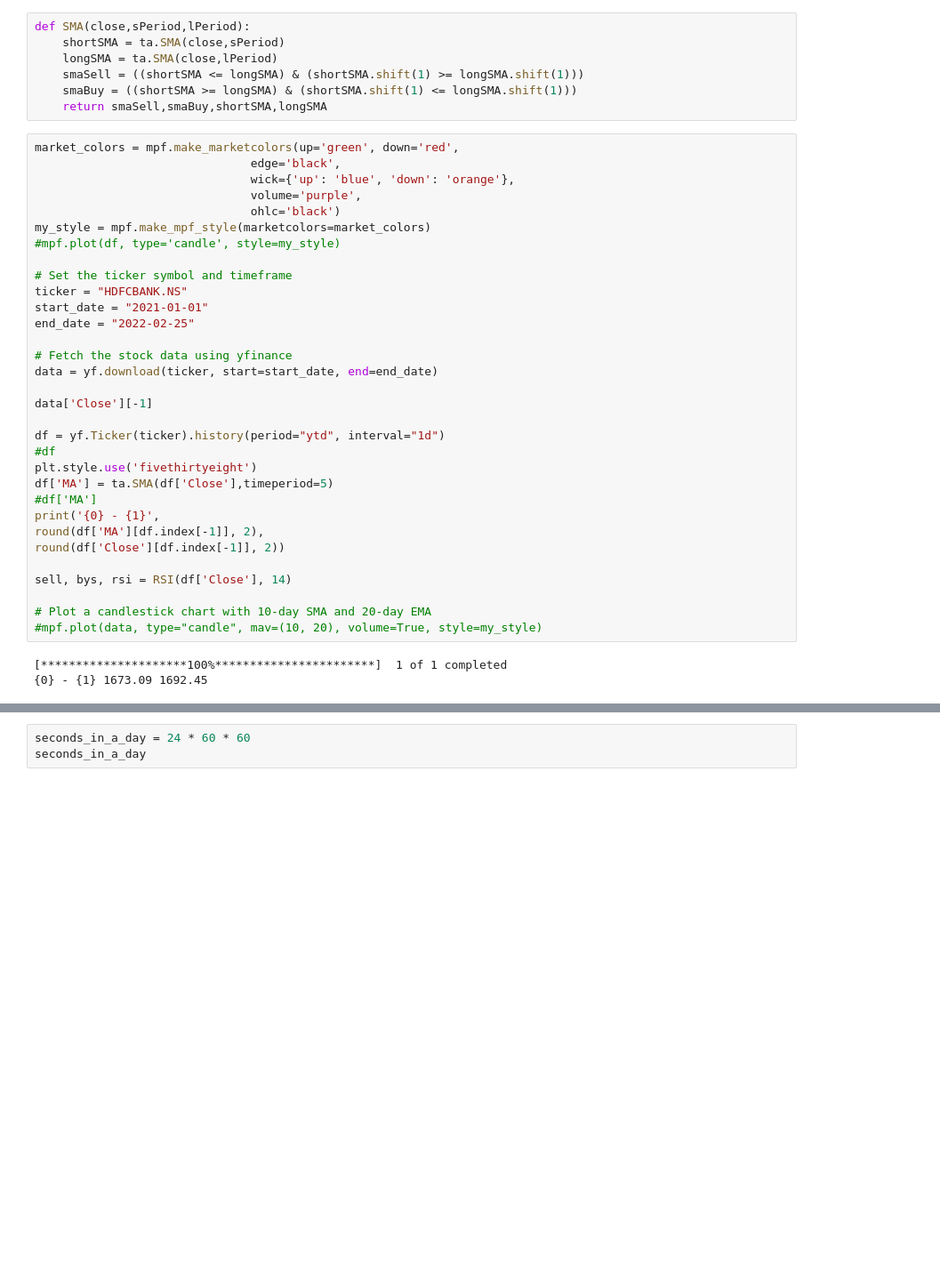
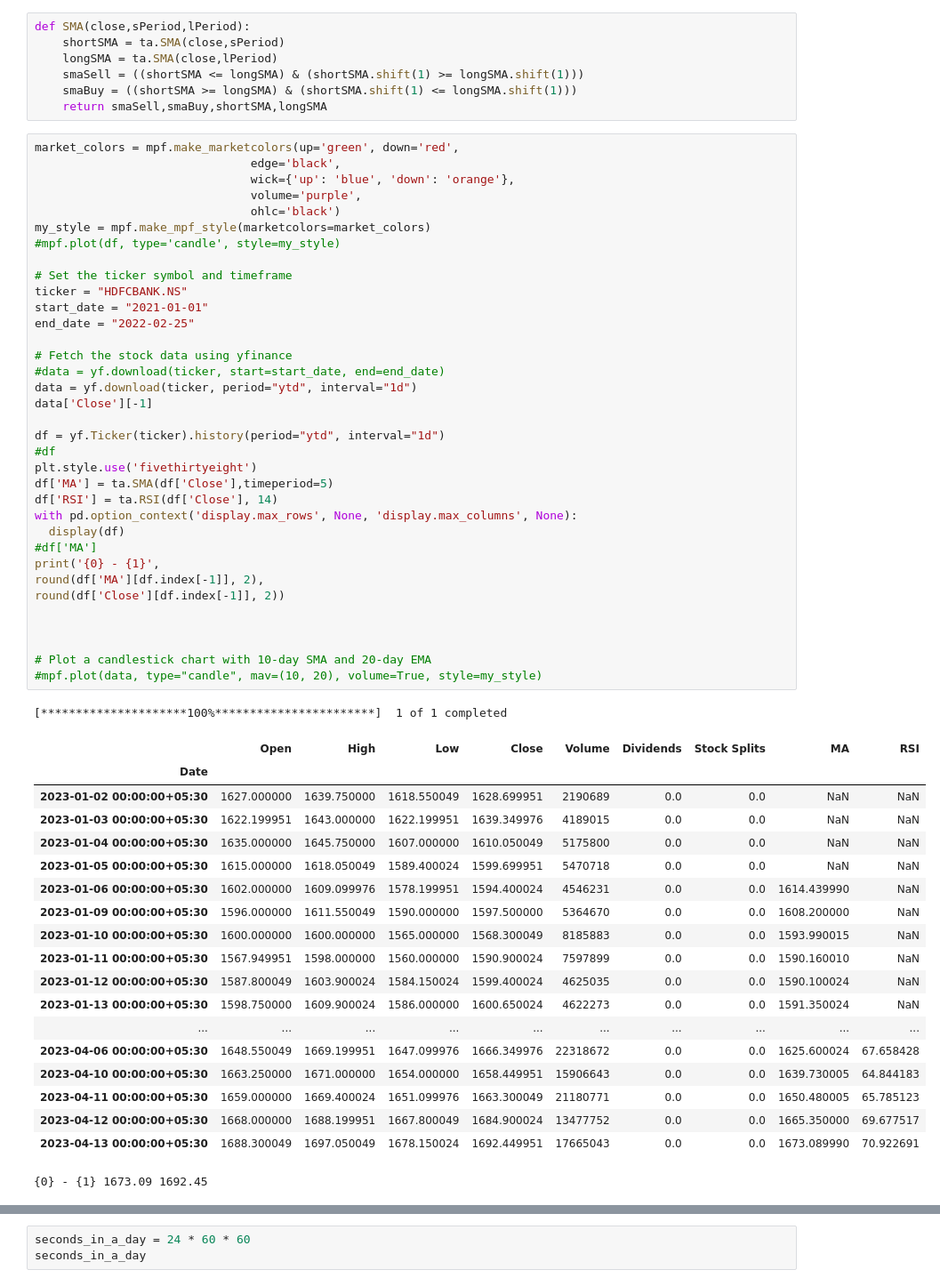
Before and after one commit to QemuUser/PythonTA, a Jupyter notebook: portfolio_analyzer.ipynb, the cells around one changed output, grey strips where cells are left out. Shown at 89% size. Drawn from its saved outputs; the diff is of its cells as text; blank space fills up the shorter version.

```diff
--- a/portfolio_analyzer.ipynb
+++ b/portfolio_analyzer.ipynb
@@ -38,34 +38,55 @@ def SMA(close,sPeriod,lPeriod):
 market_colors = mpf.make_marketcolors(up='green', down='red',
                                edge='black',
                                wick={'up': 'blue', 'down': 'orange'},
                                volume='purple',
                                ohlc='black')
 my_style = mpf.make_mpf_style(marketcolors=market_colors)
 #mpf.plot(df, type='candle', style=my_style)
 
 # Set the ticker symbol and timeframe
 ticker = "HDFCBANK.NS"
 start_date = "2021-01-01"
 end_date = "2022-02-25"
 
 # Fetch the stock data using yfinance
-data = yf.download(ticker, start=start_date, end=end_date)
-
+#data = yf.download(ticker, start=start_date, end=end_date)
+data = yf.download(ticker, period="ytd", interval="1d")
 data['Close'][-1]
 
 df = yf.Ticker(ticker).history(period="ytd", interval="1d")
 #df
 plt.style.use('fivethirtyeight')
 df['MA'] = ta.SMA(df['Close'],timeperiod=5)
+df['RSI'] = ta.RSI(df['Close'], 14)
+with pd.option_context('display.max_rows', None, 'display.max_columns', None):
+  display(df)
 #df['MA']
 print('{0} - {1}',
 round(df['MA'][df.index[-1]], 2),
 round(df['Close'][df.index[-1]], 2))
 
-sell, bys, rsi = RSI(df['Close'], 14)
+
 
 # Plot a candlestick chart with 10-day SMA and 20-day EMA
 #mpf.plot(data, type="candle", mav=(10, 20), volume=True, style=my_style)
 # %% [output]
 [*********************100%***********************]  1 of 1 completed
-{0} - {1} 1673.09 1692.45
+|  | Open | High | Low | Close | Volume | Dividends | Stock Splits | MA | RSI |
+| Date |  |  |  |  |  |  |  |  |  |
+| 2023-01-02 00:00:00+05:30 | 1627.000000 | 1639.750000 | 1618.550049 | 1628.699951 | 2190689 | 0.0 | 0.0 | NaN | NaN |
+| 2023-01-03 00:00:00+05:30 | 1622.199951 | 1643.000000 | 1622.199951 | 1639.349976 | 4189015 | 0.0 | 0.0 | NaN | NaN |
+| 2023-01-04 00:00:00+05:30 | 1635.000000 | 1645.750000 | 1607.000000 | 1610.050049 | 5175800 | 0.0 | 0.0 | NaN | NaN |
+| 2023-01-05 00:00:00+05:30 | 1615.000000 | 1618.050049 | 1589.400024 | 1599.699951 | 5470718 | 0.0 | 0.0 | NaN | NaN |
+| 2023-01-06 00:00:00+05:30 | 1602.000000 | 1609.099976 | 1578.199951 | 1594.400024 | 4546231 | 0.0 | 0.0 | 1614.439990 | NaN |
+| 2023-01-09 00:00:00+05:30 | 1596.000000 | 1611.550049 | 1590.000000 | 1597.500000 | 5364670 | 0.0 | 0.0 | 1608.200000 | NaN |
+| 2023-01-10 00:00:00+05:30 | 1600.000000 | 1600.000000 | 1565.000000 | 1568.300049 | 8185883 | 0.0 | 0.0 | 1593.990015 | NaN |
+| 2023-01-11 00:00:00+05:30 | 1567.949951 | 1598.000000 | 1560.000000 | 1590.900024 | 7597899 | 0.0 | 0.0 | 1590.160010 | NaN |
+| 2023-01-12 00:00:00+05:30 | 1587.800049 | 1603.900024 | 1584.150024 | 1599.400024 | 4625035 | 0.0 | 0.0 | 1590.100024 | NaN |
+| 2023-01-13 00:00:00+05:30 | 1598.750000 | 1609.900024 | 1586.000000 | 1600.650024 | 4622273 | 0.0 | 0.0 | 1591.350024 | NaN |
+| ... | ... | ... | ... | ... | ... | ... | ... | ... | ... |
+| 2023-04-06 00:00:00+05:30 | 1648.550049 | 1669.199951 | 1647.099976 | 1666.349976 | 22318672 | 0.0 | 0.0 | 1625.600024 | 67.658428 |
+| 2023-04-10 00:00:00+05:30 | 1663.250000 | 1671.000000 | 1654.000000 | 1658.449951 | 15906643 | 0.0 | 0.0 | 1639.730005 | 64.844183 |
+| 2023-04-11 00:00:00+05:30 | 1659.000000 | 1669.400024 | 1651.099976 | 1663.300049 | 21180771 | 0.0 | 0.0 | 1650.480005 | 65.785123 |
+| 2023-04-12 00:00:00+05:30 | 1668.000000 | 1688.199951 | 1667.800049 | 1684.900024 | 13477752 | 0.0 | 0.0 | 1665.350000 | 69.677517 |
+| 2023-04-13 00:00:00+05:30 | 1688.300049 | 1697.050049 | 1678.150024 | 1692.449951 | 17665043 | 0.0 | 0.0 | 1673.089990 | 70.922691 |
+{0} - {1} 1673.09 1692.45
```
Also changed, not shown: parts of 13 cells of this notebook.
